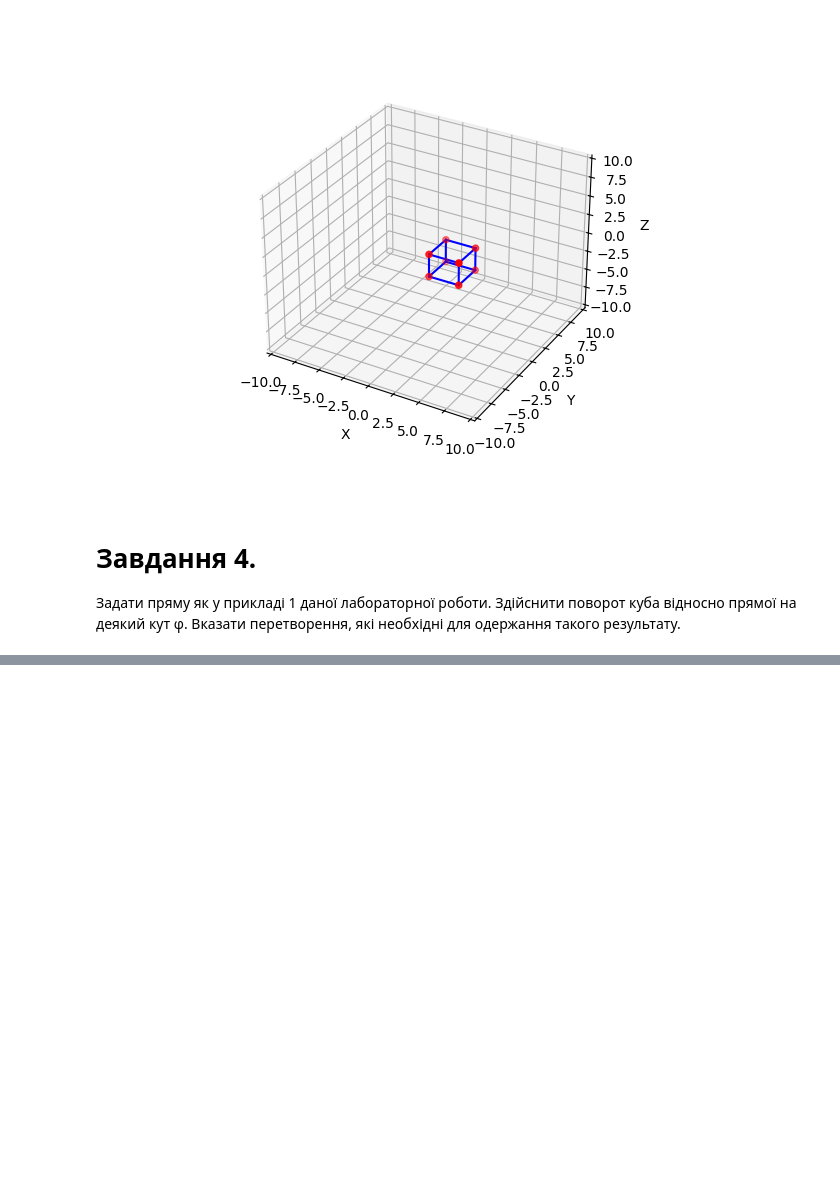
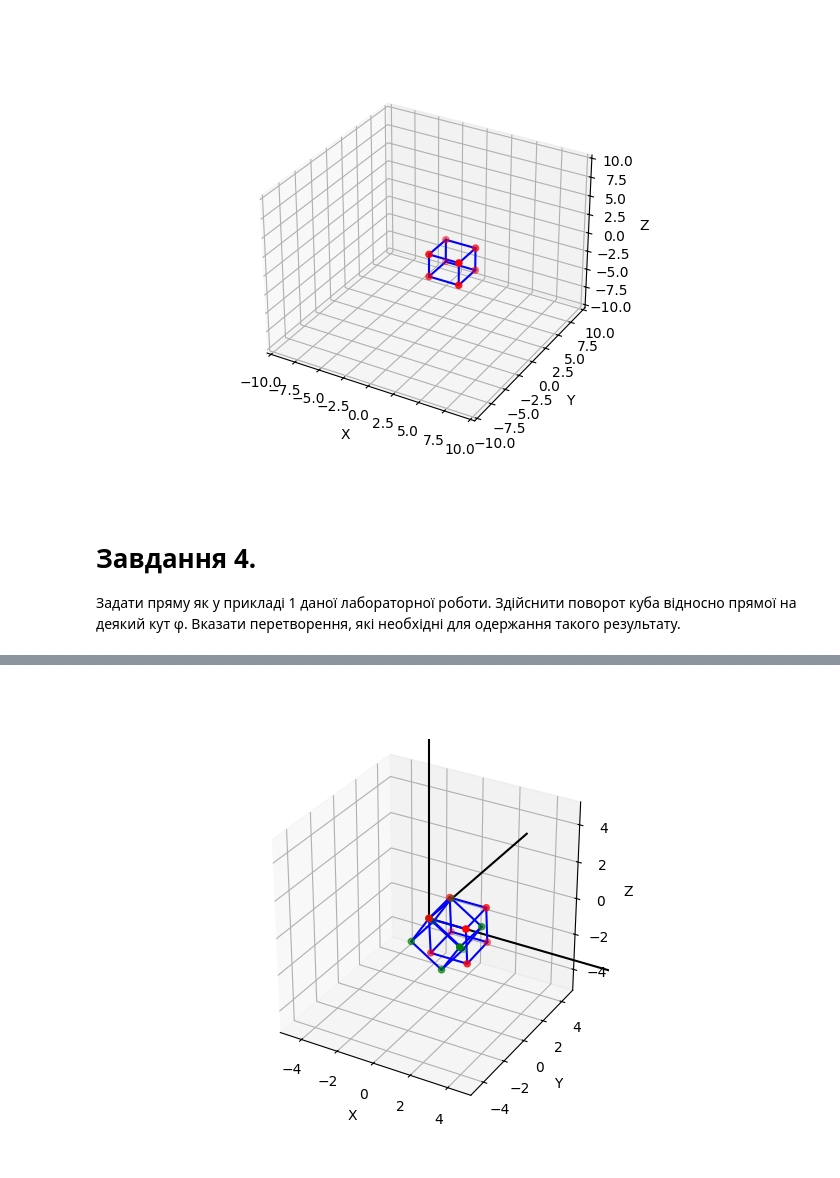
Before and after one commit to JavaConterry/Computer-Graphics, a Jupyter notebook: Lab2/CWorksheet.ipynb, the cells around one changed output, grey strips where cells are left out. Saved outputs shown, nothing was run; the diff lists cells and outputs as text; code cells hidden in the pictures; blank space fills up the shorter version.

```diff
--- a/Lab2/CWorksheet.ipynb
+++ b/Lab2/CWorksheet.ipynb
@@ -325,0 +331,42 @@ plt.show()
+# %%
+m_rxy_vertices = m_rx_vertices.dot(R_y)
+# %%
+fig = plt.figure()
+ax = fig.add_subplot(111, projection='3d')
+
+
+#plot lines
+ax.plot([0, 10], [0, 0], [0, 0], color='black')  # x-axis
+ax.plot([0, 0], [0, 10], [0, 0], color='black')  # y-axis
+ax.plot([0, 0], [0, 0], [0, 10], color='black')  # z-axis
+
+#plot cube
+ax.scatter(m_rx_vertices[:,0], m_rx_vertices[:,1], m_rx_vertices[:,2], color='r')
+
+for edge in edges:
+    ax.plot([m_rx_vertices[edge[0]][0], m_rx_vertices[edge[1]][0]],
+            [m_rx_vertices[edge[0]][1], m_rx_vertices[edge[1]][1]],
+            [m_rx_vertices[edge[0]][2], m_rx_vertices[edge[1]][2]], color='b')
+
+
+#plot cube
+ax.scatter(m_rxy_vertices[:,0], m_rxy_vertices[:,1], m_rxy_vertices[:,2], color='g')
+
+for edge in edges:
+    ax.plot([m_rxy_vertices[edge[0]][0], m_rxy_vertices[edge[1]][0]],
+            [m_rxy_vertices[edge[0]][1], m_rxy_vertices[edge[1]][1]],
+            [m_rxy_vertices[edge[0]][2], m_rxy_vertices[edge[1]][2]], color='b')
+
+
+ax.set_xlabel('X')
+ax.set_ylabel('Y')
+ax.set_zlabel('Z')
+ax.set_xlim(-5, 5)
+ax.set_ylim(-5, 5)
+ax.set_zlim(-5, 5)
+plt.gca().set_aspect("equal")
+
+
+plt.show()
+# %% [output]
+[figure, added]
```
Also changed, not shown: parts of 16 cells of this notebook.
